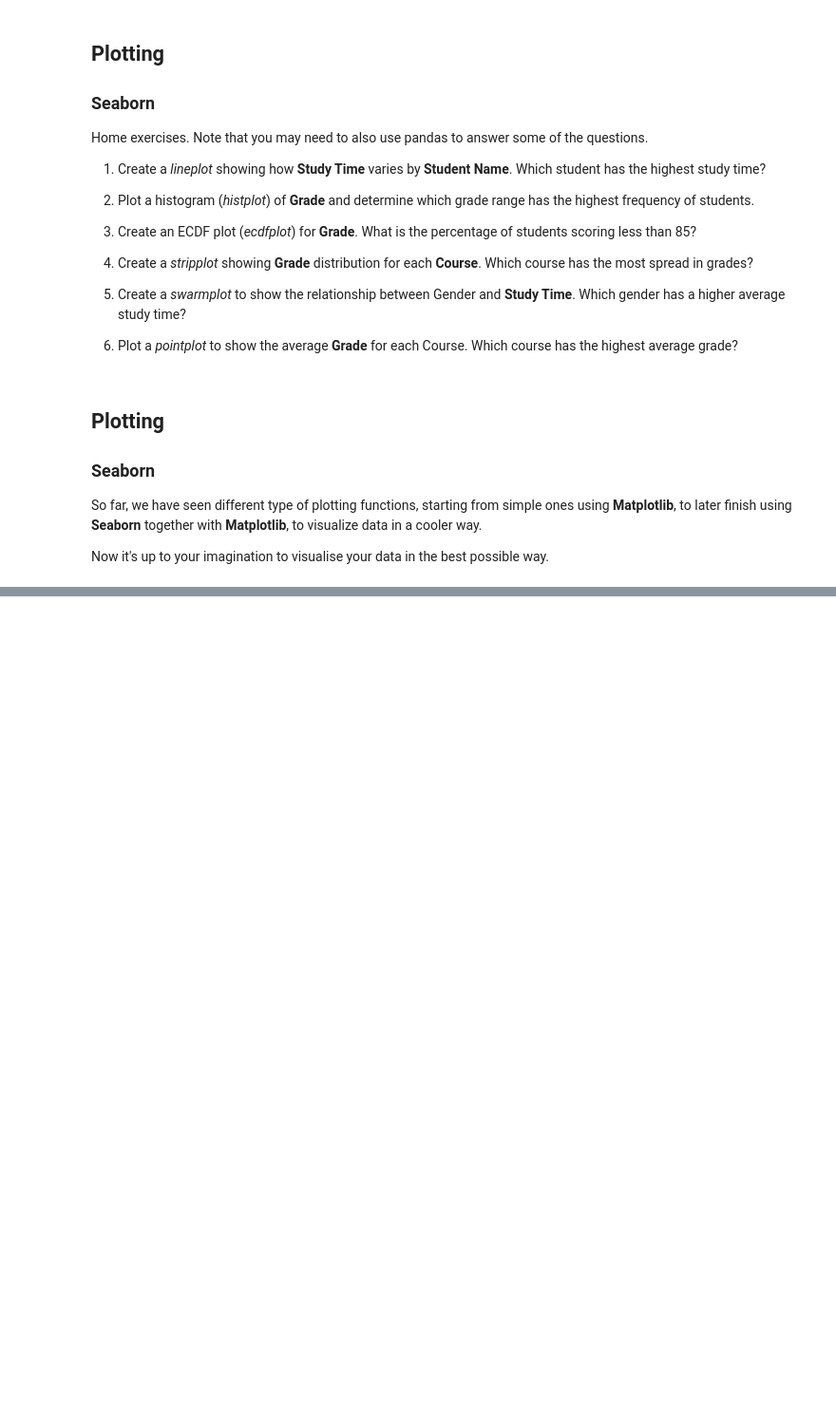
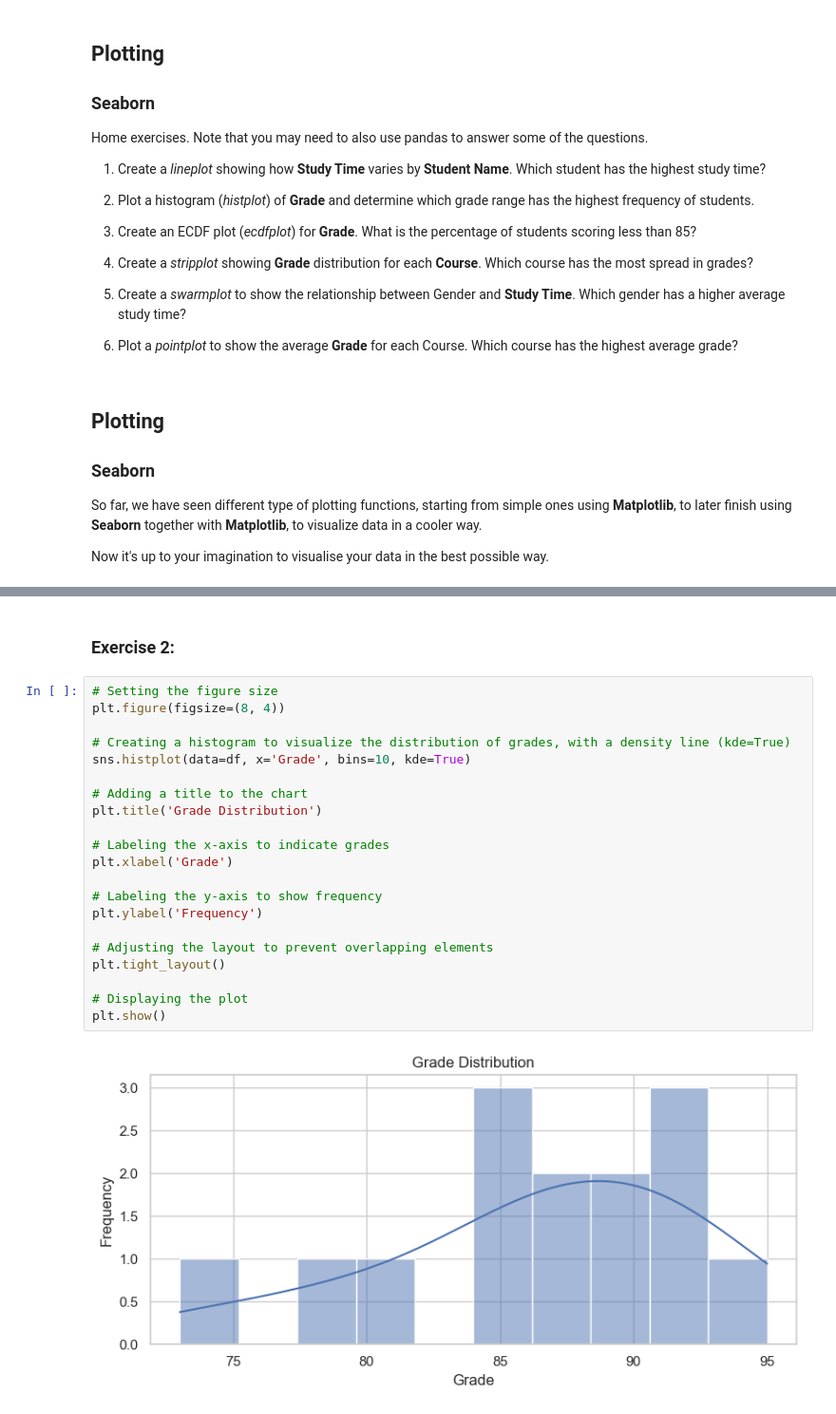
Before and after one commit to bazomeister/Python4DS, a Jupyter notebook: S8_exercises/session_8.ipynb, the cells around one changed output, grey strips where cells are left out. Shown at 95% size. Drawn from its saved outputs; the diff is of its cells as text; blank space fills up the shorter version.

```diff
--- a/S8_exercises/session_8.ipynb
+++ b/S8_exercises/session_8.ipynb
@@ -1008,0 +1049,25 @@ plt.show()
+# %% [markdown]
+### Exercise 2:
+# %%
+# Setting the figure size
+plt.figure(figsize=(8, 4))
+
+# Creating a histogram to visualize the distribution of grades, with a density line (kde=True)
+sns.histplot(data=df, x='Grade', bins=10, kde=True)
+
+# Adding a title to the chart
+plt.title('Grade Distribution')
+
+# Labeling the x-axis to indicate grades
+plt.xlabel('Grade')
+
+# Labeling the y-axis to show frequency
+plt.ylabel('Frequency')
+
+# Adjusting the layout to prevent overlapping elements
+plt.tight_layout()
+
+# Displaying the plot
+plt.show()
+# %% [output]
+[figure, added]
```
Also changed, not shown: parts of 36 cells of this notebook.
